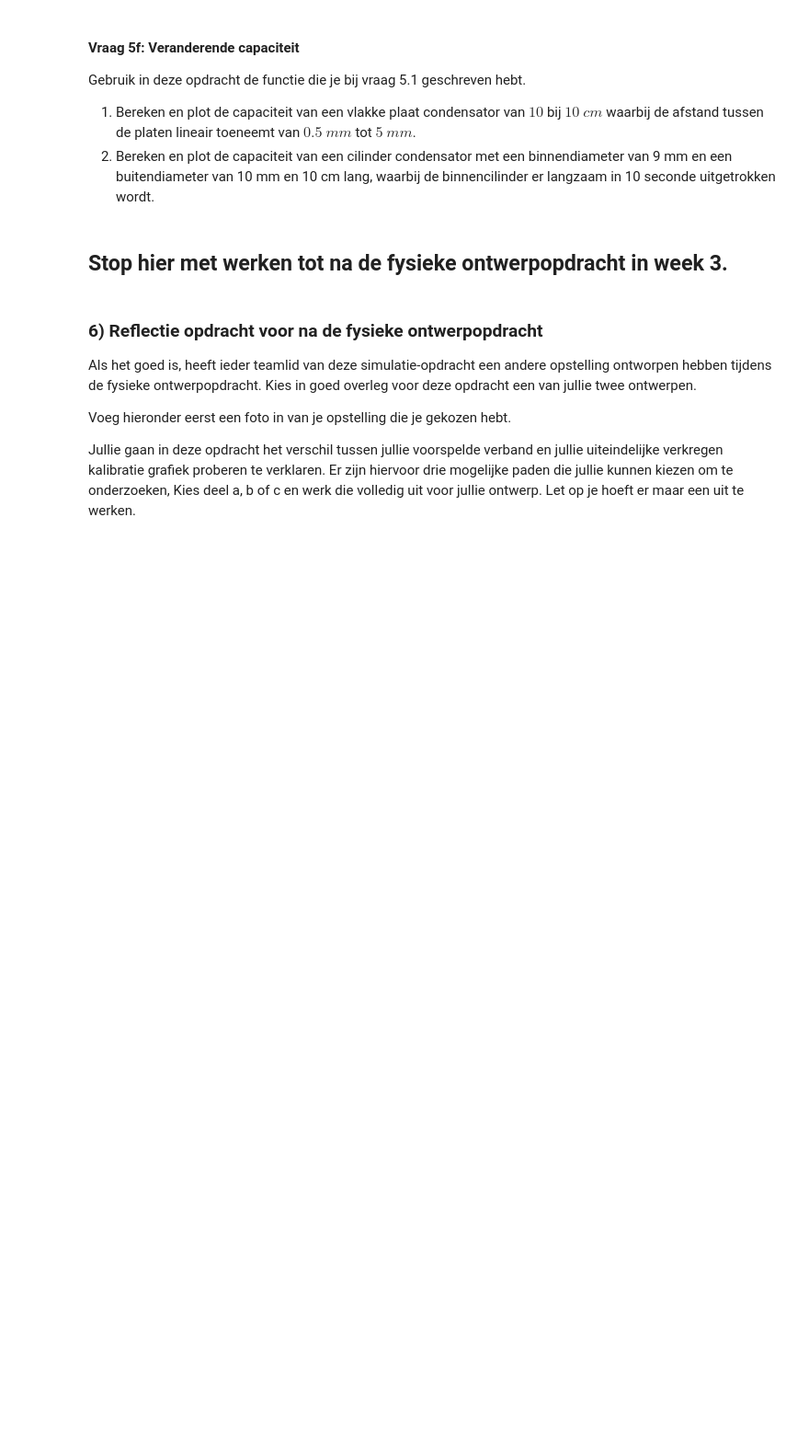
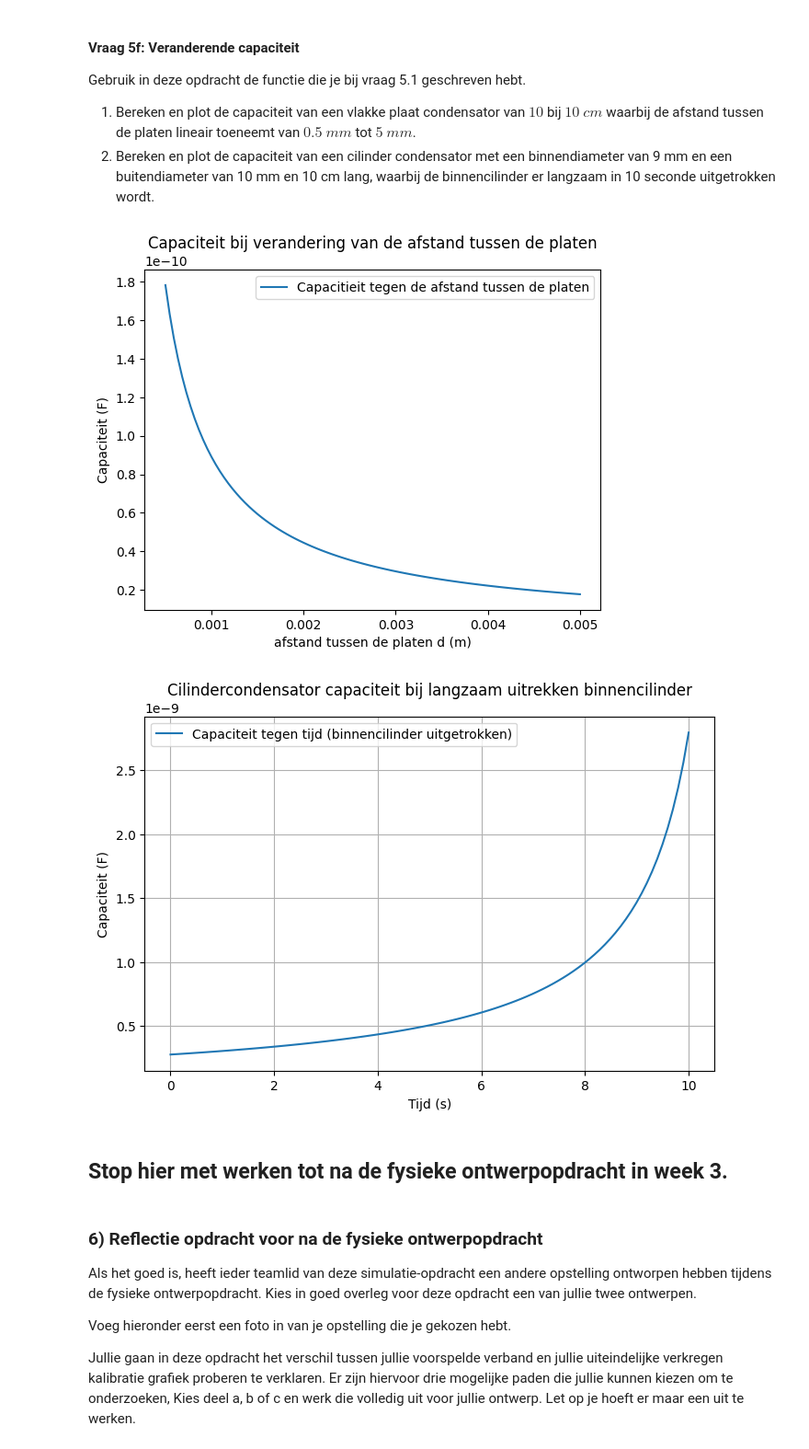
Before and after one commit to pieterbroerse/opdrachten-DEF-D, a Jupyter notebook: DigitaleOntwerpopdrachten/1CondensatorOpdracht/CondensatorOntwerpopdracht.ipynb, the cells around one changed output. Shown at 92% size. Saved outputs shown, nothing was run; the diff lists cells and outputs as text; code cells hidden in the pictures; blank space fills up the shorter version.

```diff
--- a/DigitaleOntwerpopdrachten/1CondensatorOpdracht/CondensatorOntwerpopdracht.ipynb
+++ b/DigitaleOntwerpopdrachten/1CondensatorOpdracht/CondensatorOntwerpopdracht.ipynb
@@ -628,12 +628,14 @@ In deze vraag zullen we kijken naar de ideale vlakke plaat condensator. Als de a
 3. Vind de formule voor de capaciteit van een cilinder condensator onder de aanname dat de afstand tussen de binnen en buiten wand klein is.
 4. Schrijf een python functie die de relevante parameters als input neemt en de capaciteit van een cilinder condensator als output heeft.
 # %%
-def vlakkeplaat(relevante_parameters):
-    C = None
+def vlakkeplaat(e_r, A, d):
+    e_0 = 8.85e-12
+    C =  (e_0 * e_r * A) / d
     return C
 
-def cilinder(relevante_parameters):
-    C = None
+def cilinder(e_r, L,R1,R2):
+    e_0 = 8.85e-12
+    C = (2*np.pi*e_0*e_r*L)/np.log(R2/R1)
     return  C
 # %% [markdown]
 #### Vraag 5b: Capaciteit van enkele simpele condensatoren
@@ -708,9 +820,50 @@ Gebruik in deze opdracht de functie die je bij vraag 5.1 geschreven hebt.
 1. Bereken en plot de capaciteit van een vlakke plaat condensator van $10$ bij $10$ $cm$ waarbij de afstand tussen de platen lineair toeneemt van $0.5$ $mm$ tot $5$ $mm$.
 2. Bereken en plot de capaciteit van een cilinder condensator met een binnendiameter van 9 mm en een buitendiameter van 10 mm en 10 cm lang, waarbij de binnencilinder er langzaam in 10 seconde uitgetrokken wordt.
 # %%
-###
-###Jouw code hier###
-###
+# Opdracht 1
+
+# Parameters
+d = np.linspace(0.0005, 0.005, 100)
+e_r = 1.006
+C_vlakkeplaat = vlakkeplaat(e_r,A1,d)
+
+# Plotten
+plt.figure()
+plt.plot(d, C_vlakkeplaat, label='Capacitieit tegen de afstand tussen de platen')
+plt.xlabel("afstand tussen de platen d (m)")
+plt.ylabel("Capaciteit (F)")
+plt.legend()
+plt.title("Capaciteit bij verandering van de afstand tussen de platen")
+
+# Parameters
+L_cyl = 0.1        # lengte cilinder 10 cm
+R2 = 0.005         # buitenstraal 5 mm
+R1_start = 0.0049  # binnencilinder start 4.9 mm
+R1_end = 0.00499   # binnencilinder eind 4.99 mm (d = 0.01 mm)
+e_r = 1.006
+
+# Tijd array (bijv. 100 tijdstappen over 10 seconden)
+t = np.linspace(0, 10, 100)
+
+# Lineair veranderende binnencilinder
+R1 = np.linspace(R1_start, R1_end, 100)
+
+# Capaciteit berekenen
+# Gebruik de originele formule
+C_cilinder = (2 * np.pi * 8.85e-12 * e_r * L_cyl) / np.log(R2 / R1)
+
+# Plotten
+plt.figure(figsize=(8,5))
+plt.plot(t, C_cilinder, label='Capaciteit tegen tijd (binnencilinder uitgetrokken)')
+plt.xlabel("Tijd (s)")
+plt.ylabel("Capaciteit (F)")
+plt.title("Cilindercondensator capaciteit bij langzaam uitrekken binnencilinder")
+plt.legend()
+plt.grid(True)
+plt.show()
+# %% [output]
+[figure, added]
+[figure, added]
 # %% [markdown]
 ## Stop hier met werken tot na de fysieke ontwerpopdracht in week 3.
 # %% [markdown]
```
Also changed, not shown: parts of 5 cells of this notebook.
